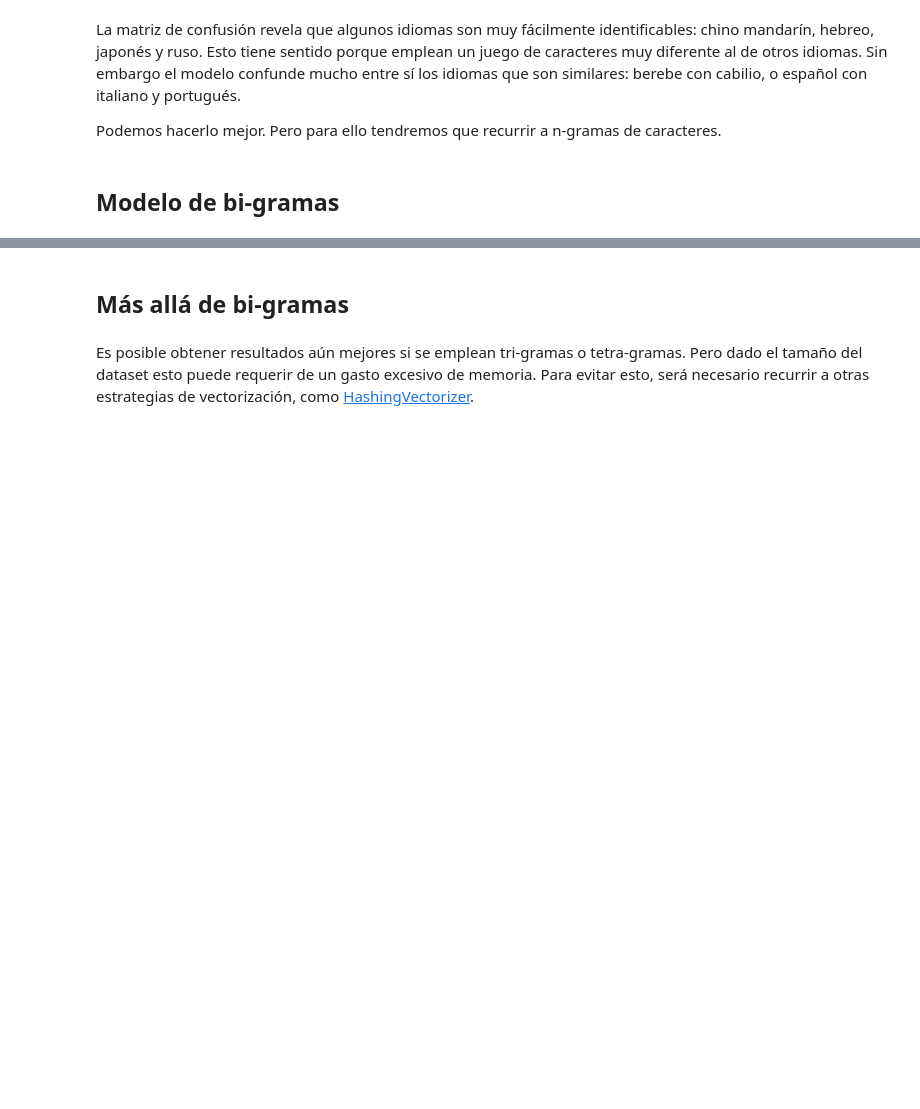
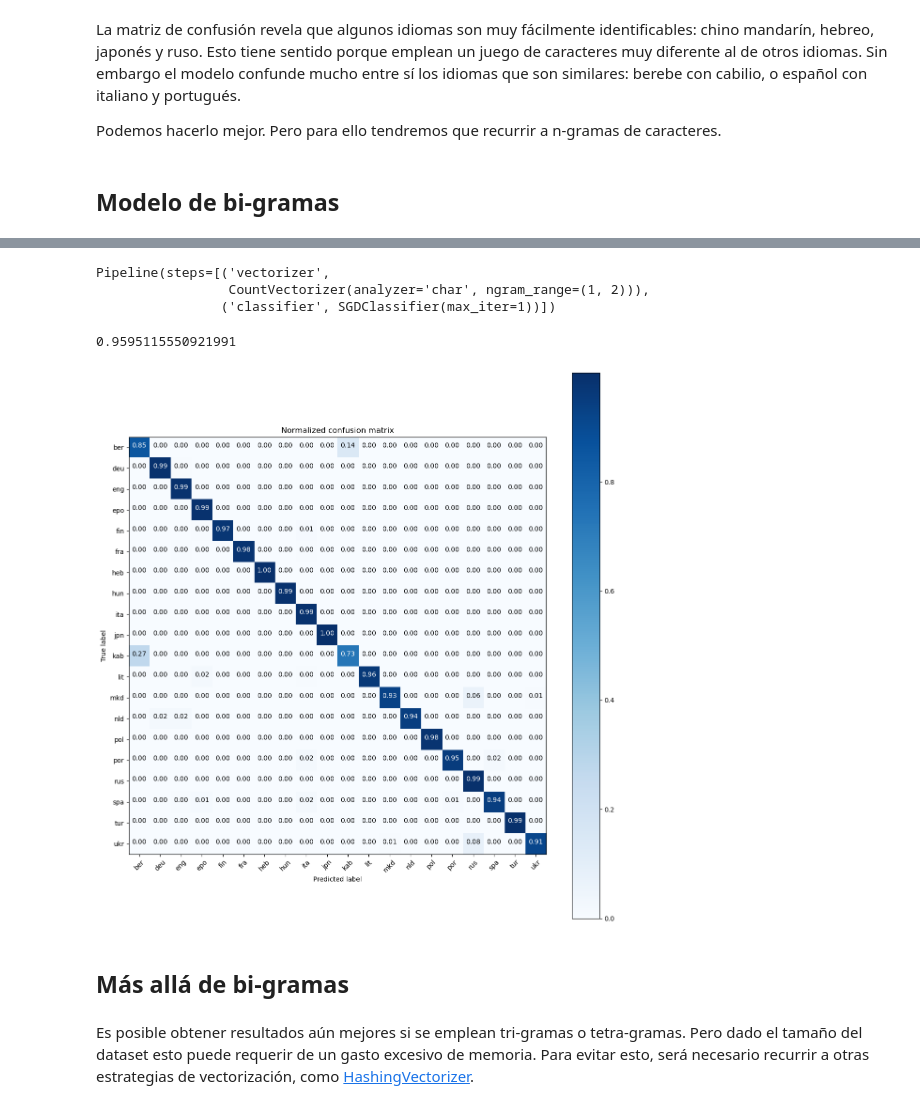
Before and after one commit to Javimh18/Indexacion, a Jupyter notebook: Teoria/02.AnalisisDeTexto/Labs/Lab0.DeteccionLenguajes/lab0/langdetect_student.ipynb, the cells around one changed output, grey strips where cells are left out. Cells and saved outputs as stored; diff of their text form; code cells hidden in the pictures; blank space fills up the shorter version.

```diff
--- a/Teoria/02.AnalisisDeTexto/Labs/Lab0.DeteccionLenguajes/lab0/langdetect_student.ipynb
+++ b/Teoria/02.AnalisisDeTexto/Labs/Lab0.DeteccionLenguajes/lab0/langdetect_student.ipynb
@@ -373,3 +410,31 @@ Podemos hacerlo mejor. Pero para ello tendremos que recurrir a n-gramas de carac
+# %%
+####### INSERT YOUR CODE HERE
+from sklearn.pipeline import Pipeline
+from sklearn.linear_model import SGDClassifier
+
+model = Pipeline([
+    ('vectorizer', CountVectorizer(analyzer = "char", ngram_range = (1,2))),
+    ('classifier', SGDClassifier(max_iter=1))
+    ]
+)
+
+model.fit(X_train, y_train)
+# %% [output]
+Pipeline(steps=[('vectorizer',
+                 CountVectorizer(analyzer='char', ngram_range=(1, 2))),
+                ('classifier', SGDClassifier(max_iter=1))])
+# %%
+model.score(X_test, y_test)
+# %% [output]
+0.9595115550921991
+# %%
+y_pred = model.predict(X_test)
+cnf_matrix = confusion_matrix(y_test, y_pred)
+plt.figure(figsize=(12,12))
+plot_confusion_matrix(cnf_matrix, classes=labelencoder.classes_, normalize=True, title='Normalized confusion matrix')
+plt.show()
+# %% [output]
+[figure, added]
 # %% [markdown]
 ## Más allá de bi-gramas
 # %% [markdown]
```
Also changed, not shown: parts of 11 cells of this notebook, 23 other files.
